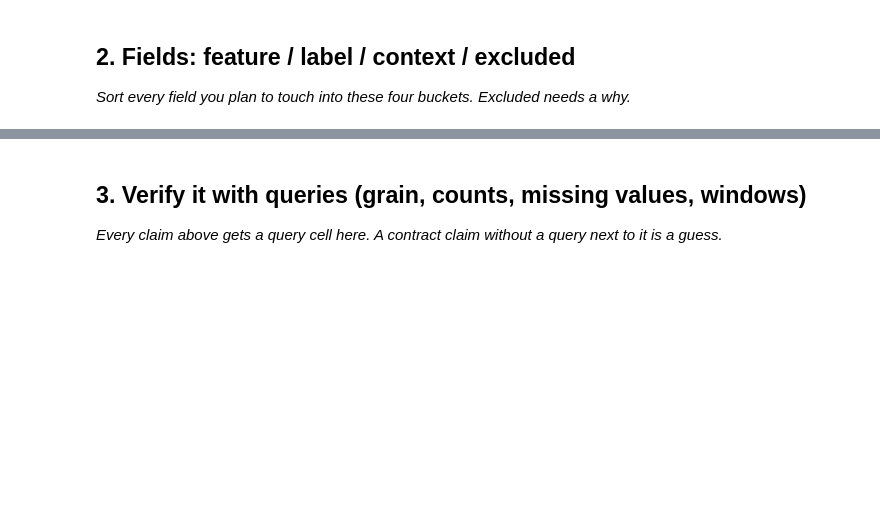
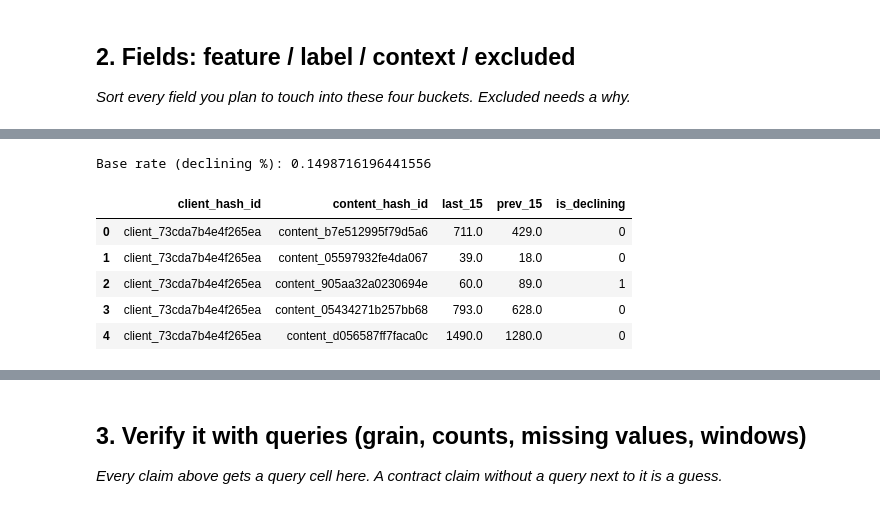
Before and after one commit to fmarryam70-ux/flyrank-ml-internship, a Jupyter notebook: work/notebooks/w03_data_contract.ipynb, the cells around one changed output, grey strips where cells are left out. Drawn from its saved outputs; the diff is of its cells as text; code cells hidden in the pictures; blank space fills up the shorter version.

```diff
--- a/work/notebooks/w03_data_contract.ipynb
+++ b/work/notebooks/w03_data_contract.ipynb
@@ -16,0 +82,24 @@ This skeleton is yours to fill. Work the sections **in order** — each one has
+# %%
+labels = con.sql("""
+    WITH windows AS (
+        SELECT client_hash_id, content_hash_id,
+               SUM(CASE WHEN report_date > '2026-03-15' THEN gsc_impressions ELSE 0 END) as last_15,
+               SUM(CASE WHEN report_date <= '2026-03-15' THEN gsc_impressions ELSE 0 END) as prev_15
+        FROM 'hf://datasets/FlyRank/internship-warehouse/fact_content_daily_performance/month=2026-03/*.parquet'
+        GROUP BY client_hash_id, content_hash_id
+    )
+    SELECT *,
+        CASE WHEN prev_15 > 0 AND (last_15 - prev_15) / prev_15 < -0.20 THEN 1 ELSE 0 END as is_declining
+    FROM windows
+""").df()
+
+print("Base rate (declining %):", labels['is_declining'].mean())
+labels.head()
+# %% [output]
+Base rate (declining %): 0.1498716196441556
+|  | client_hash_id | content_hash_id | last_15 | prev_15 | is_declining |
+| 0 | client_73cda7b4e4f265ea | content_b7e512995f79d5a6 | 711.0 | 429.0 | 0 |
+| 1 | client_73cda7b4e4f265ea | content_05597932fe4da067 | 39.0 | 18.0 | 0 |
+| 2 | client_73cda7b4e4f265ea | content_905aa32a0230694e | 60.0 | 89.0 | 1 |
+| 3 | client_73cda7b4e4f265ea | content_05434271b257bb68 | 793.0 | 628.0 | 0 |
+| 4 | client_73cda7b4e4f265ea | content_d056587ff7faca0c | 1490.0 | 1280.0 | 0 |
```
Also changed, not shown: parts of 12 cells of this notebook.
